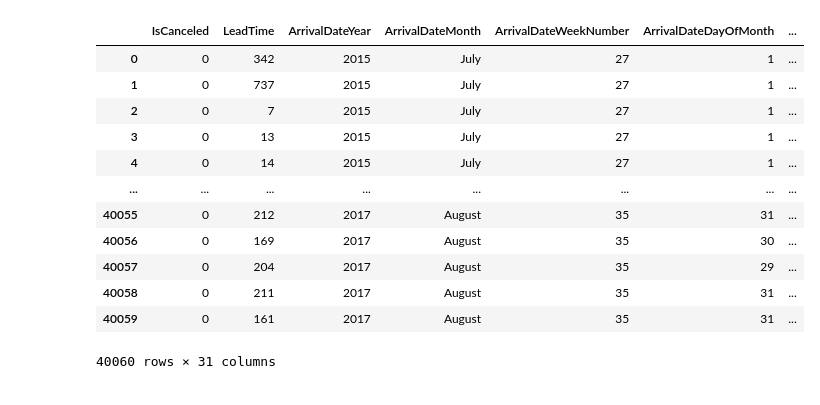
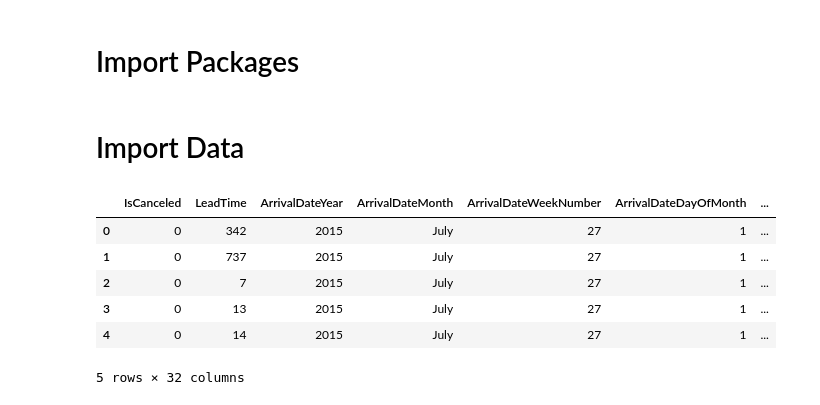
Before and after one commit to BenJMcCarty/Hotel_Cancel_Culture_v2, a Jupyter notebook: Data_Cleaning.ipynb, the cells around one changed output. Saved outputs shown, nothing was run; the diff lists cells and outputs as text; code cells hidden in the pictures.

```diff
--- a/Data_Cleaning.ipynb
+++ b/Data_Cleaning.ipynb
@@ -1,26 +1,25 @@
+# %% [markdown]
+# Import Packages
 # %%
 import numpy as np
 import pandas as pd
 import matplotlib.pyplot as plt
 
 %matplotlib inline
+# %% [markdown]
+# Import Data
 # %%
-data_path_resort = './data/H1.xlsx'
-data_path_city = './data/H2.xlsx'
+data_path_resort = './data/Resort_Data.xlsx'
+data_path_city = './data/City_Data.xlsx'
 # %%
-df_h1 = pd.read_excel(data_path_resort)
-df_h1
+data_resort = pd.read_excel(data_path_resort)
+data_resort['HotelType'] = 'Resort'
+data_resort.head()
 # %% [output]
 |  | IsCanceled | LeadTime | ArrivalDateYear | ArrivalDateMonth | ArrivalDateWeekNumber | ArrivalDateDayOfMonth | ... |
 | 0 | 0 | 342 | 2015 | July | 27 | 1 | ... |
 | 1 | 0 | 737 | 2015 | July | 27 | 1 | ... |
 | 2 | 0 | 7 | 2015 | July | 27 | 1 | ... |
 | 3 | 0 | 13 | 2015 | July | 27 | 1 | ... |
 | 4 | 0 | 14 | 2015 | July | 27 | 1 | ... |
-| ... | ... | ... | ... | ... | ... | ... | ... |
-| 40055 | 0 | 212 | 2017 | August | 35 | 31 | ... |
-| 40056 | 0 | 169 | 2017 | August | 35 | 30 | ... |
-| 40057 | 0 | 204 | 2017 | August | 35 | 29 | ... |
-| 40058 | 0 | 211 | 2017 | August | 35 | 31 | ... |
-| 40059 | 0 | 161 | 2017 | August | 35 | 31 | ... |
-40060 rows × 31 columns
+5 rows × 32 columns
```
Also changed, not shown: parts of 10 cells of this notebook, 2 other files.
